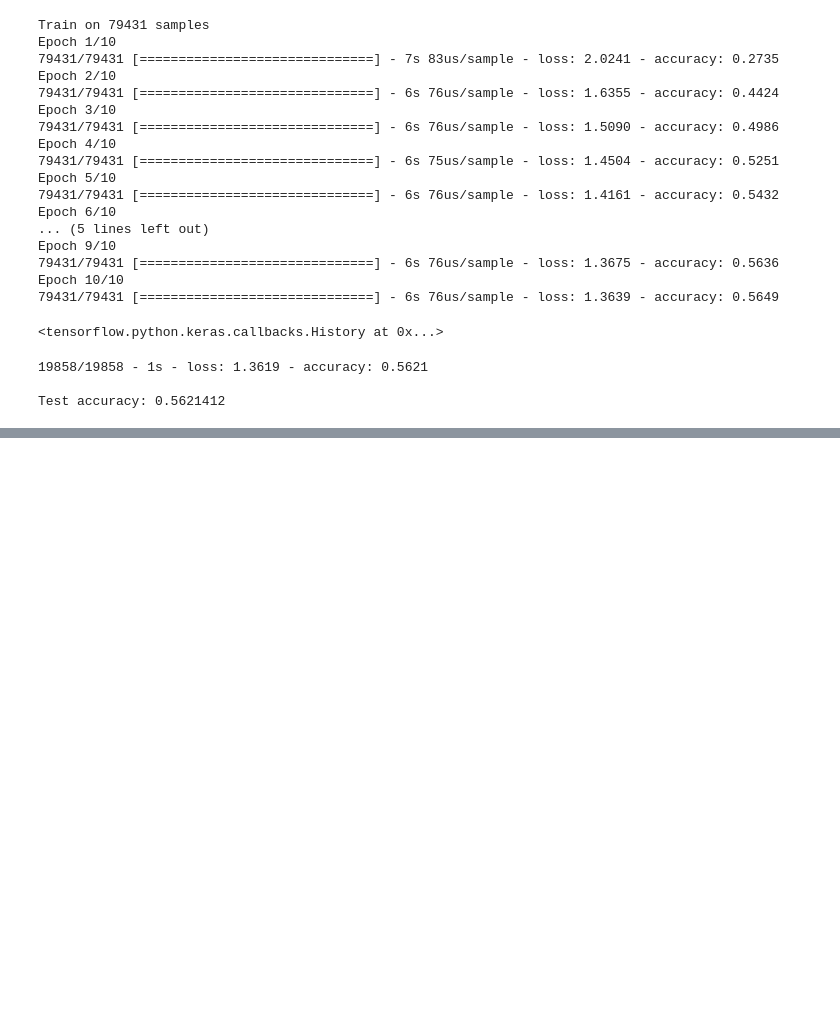
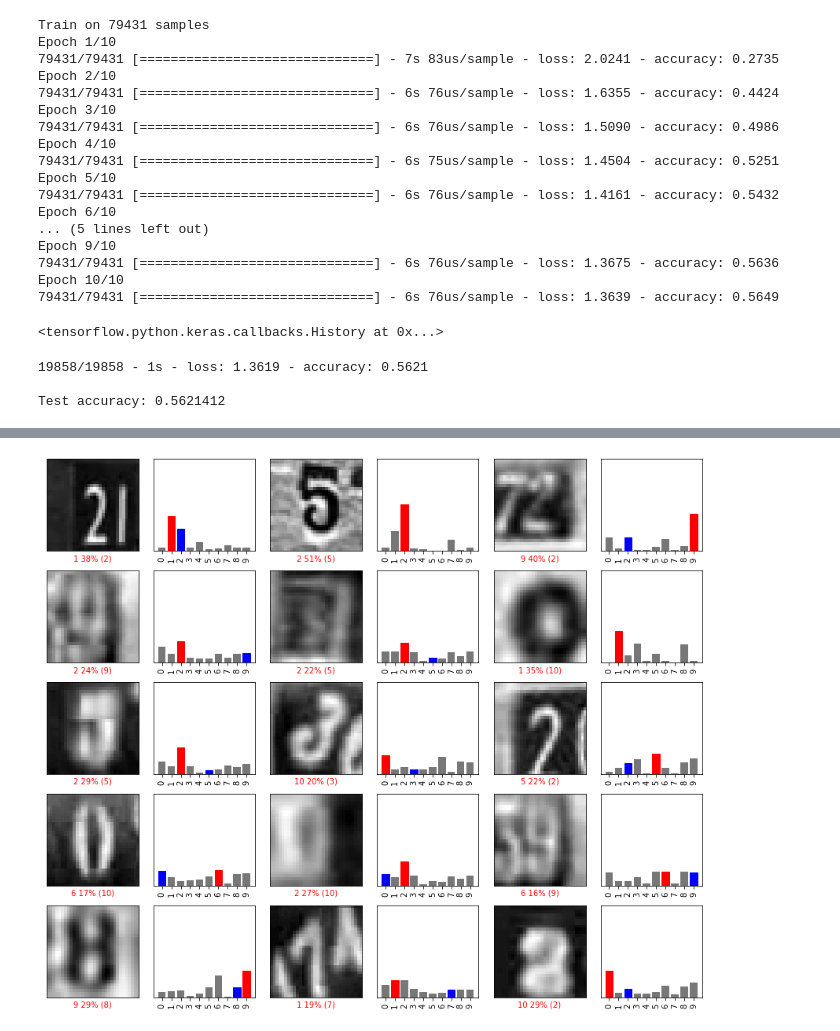
Before and after one commit to Shabarinath8899/Shabarinath_Chandran_Repository, a Jupyter notebook: Shabarinath_Chandran_Assignment_3_Street_View_House_Numbers.ipynb, the cells around one changed output, grey strips where cells are left out. Cells and saved outputs as stored; diff of their text form; code cells hidden in the pictures; blank space fills up the shorter version.

```diff
--- a/Shabarinath_Chandran_Assignment_3_Street_View_House_Numbers.ipynb
+++ b/Shabarinath_Chandran_Assignment_3_Street_View_House_Numbers.ipynb
@@ -335,0 +400,22 @@ https://rodrigob.github.io/are_we_there_yet/build/classification_datasets_result
+# %%
+probability_model = tf.keras.Sequential([model,
+                                         tf.keras.layers.Softmax()])
+class_predictions = model.predict_classes(X_test)
+prediction_probabilities = probability_model.predict(X_test)
+# %%
+# Plot the first X test images, their predicted labels, and the true labels.
+# Color correct predictions in blue and incorrect predictions in red.
+misclassified = np.where(class_predictions != y_test)
+num_rows = 5
+num_cols = 3
+num_images = num_rows*num_cols
+plt.figure(figsize=(2*2*num_cols, 2*num_rows))
+for i,j in zip(misclassified[0], range(num_images)):
+    plt.subplot(num_rows, 2*num_cols, 2*j+1)
+    plot_image(i, prediction_probabilities[i], y_test, X_test)
+    plt.subplot(num_rows, 2*num_cols, 2*j+2)
+    plot_value_array(i, prediction_probabilities[i], y_test)
+plt.tight_layout()
+plt.show()
+# %% [output]
+[figure, added]
```
Also changed, not shown: parts of 23 cells of this notebook.
